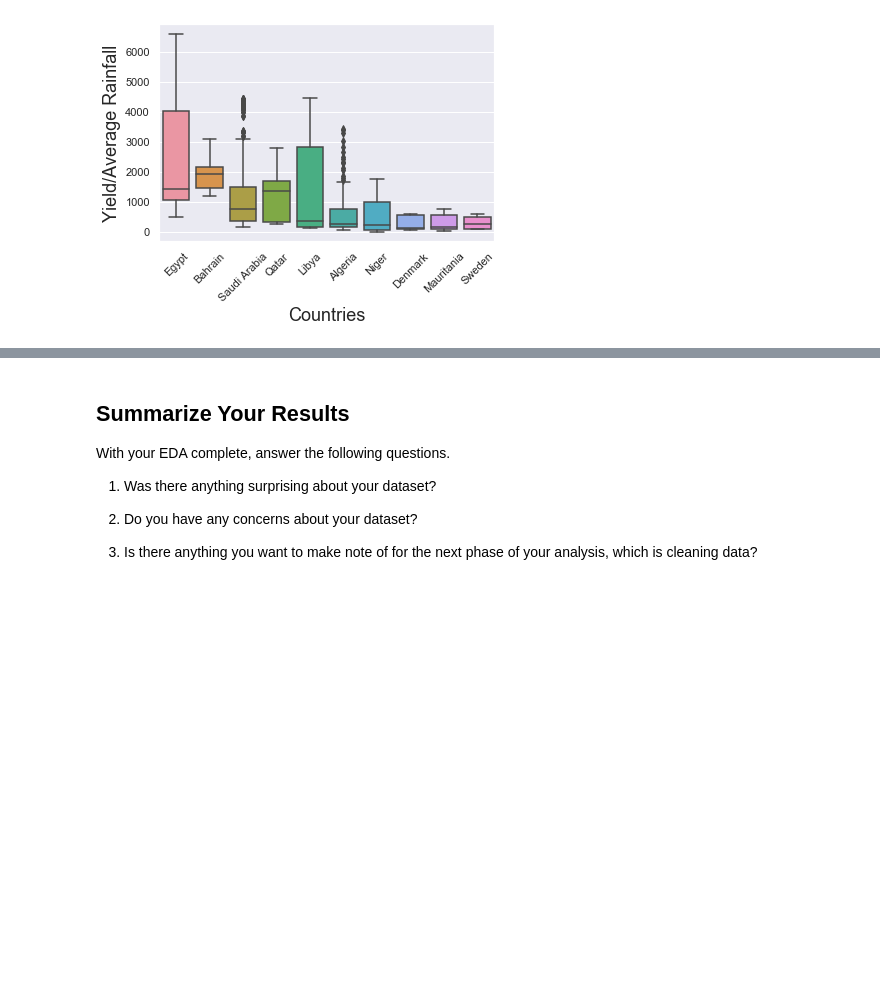
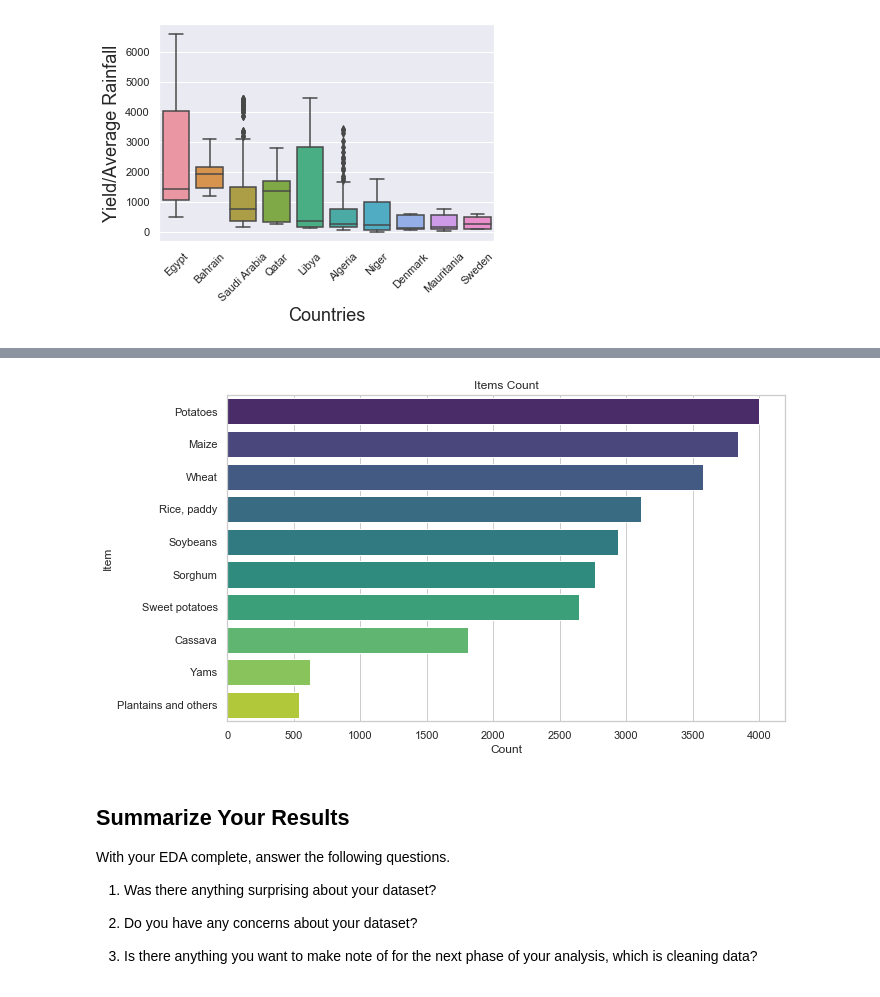
Before and after one commit to Prtb0/EDA_cropyield_prediction, a Jupyter notebook: EDA/EDA_cropyield_prediction.ipynb, the cells around one changed output, grey strips where cells are left out. Saved outputs shown, nothing was run; the diff lists cells and outputs as text; code cells hidden in the pictures; blank space fills up the shorter version.

```diff
--- a/EDA/EDA_cropyield_prediction.ipynb
+++ b/EDA/EDA_cropyield_prediction.ipynb
@@ -573,3 +590,14 @@ plt.show()
+# %%
+## Item (Bar Plot of Items)
+plt.figure()
+item_counts = df5['Item'].value_counts()
+sns.barplot(x=item_counts.values, y=item_counts.index, palette='viridis')
+plt.title('Items Count')
+plt.xlabel('Count')
+plt.ylabel('Item')
+plt.show()
+# %% [output]
+[figure, added]
 # %% [markdown]
 ## Summarize Your Results
 
```
Also changed, not shown: parts of 1 cell of this notebook.
